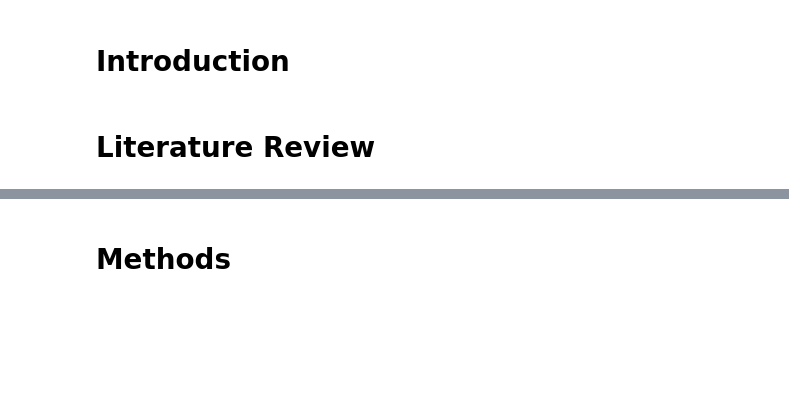
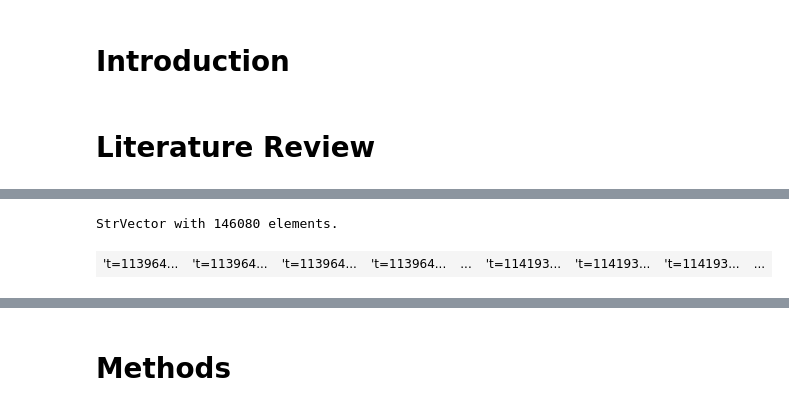
Before and after one commit to josteinstraume/real-time-location-system, a Jupyter notebook: notebooks/JBarryStraume_Week6CaseStudy.ipynb, the cells around one changed output, grey strips where cells are left out. Saved outputs shown, nothing was run; the diff lists cells and outputs as text; code cells hidden in the pictures; blank space fills up the shorter version.

```diff
--- a/notebooks/JBarryStraume_Week6CaseStudy.ipynb
+++ b/notebooks/JBarryStraume_Week6CaseStudy.ipynb
@@ -33,0 +228,7 @@
+# %%
+lines = tutorial.lines(txt)
+# %%
+lines
+# %% [output]
+StrVector with 146080 elements.
+| 't=113964... | 't=113964... | 't=113964... | 't=113964... | ... | 't=114193... | 't=114193... | 't=114193... | ... |
```
Also changed, not shown: parts of 44 cells of this notebook, 34 other files.
